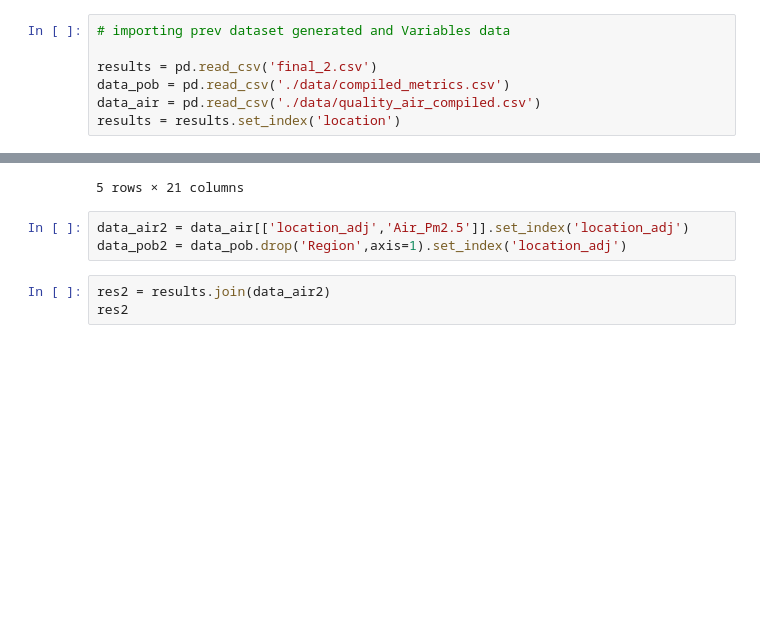
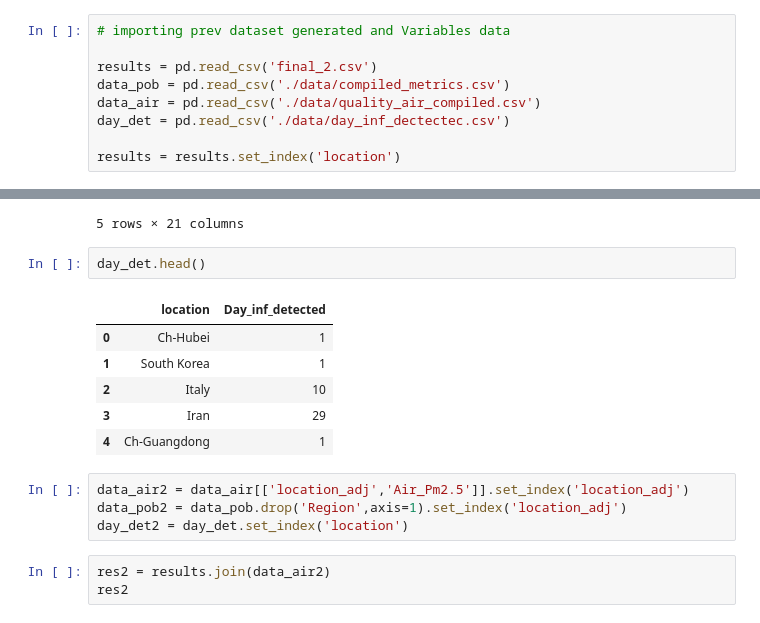
Before and after one commit to juliocrn94/CoronaVirus_ML, a Jupyter notebook: Part3.ipynb, the cells around one changed output, grey strips where cells are left out. Drawn from its saved outputs; the diff is of its cells as text; blank space fills up the shorter version.

Commit message:
splitting data for L,k,a

```diff
--- a/Part3.ipynb
+++ b/Part3.ipynb
@@ -11,6 +11,8 @@ import matplotlib.pyplot as plt
 results = pd.read_csv('final_2.csv')
 data_pob = pd.read_csv('./data/compiled_metrics.csv')
 data_air = pd.read_csv('./data/quality_air_compiled.csv')
+day_det = pd.read_csv('./data/day_inf_dectectec.csv')
+
 results = results.set_index('location')
 # %%
 # Checking Datasets
@@ -42,9 +44,19 @@ data_air.head()
 | 3 | Canada | Canada | CAN | Canada | TOTAL | -Total- | TOTAL | -Total- | PWM_EX | ... |
 | 4 | Czech Republic | Czech Republic | CZE | Czech Republic | TOTAL | -Total- | TOTAL | -Total- | PWM_EX | ... |
 5 rows × 21 columns
+# %%
+day_det.head()
+# %% [output]
+|  | location | Day_inf_detected |
+| 0 | Ch-Hubei | 1 |
+| 1 | South Korea | 1 |
+| 2 | Italy | 10 |
+| 3 | Iran | 29 |
+| 4 | Ch-Guangdong | 1 |
 # %%
 data_air2 = data_air[['location_adj','Air_Pm2.5']].set_index('location_adj')
 data_pob2 = data_pob.drop('Region',axis=1).set_index('location_adj')
+day_det2 = day_det.set_index('location')
 # %%
 res2 = results.join(data_air2)
 res2
```
Also changed, not shown: parts of 10 cells of this notebook, 3 other files.
